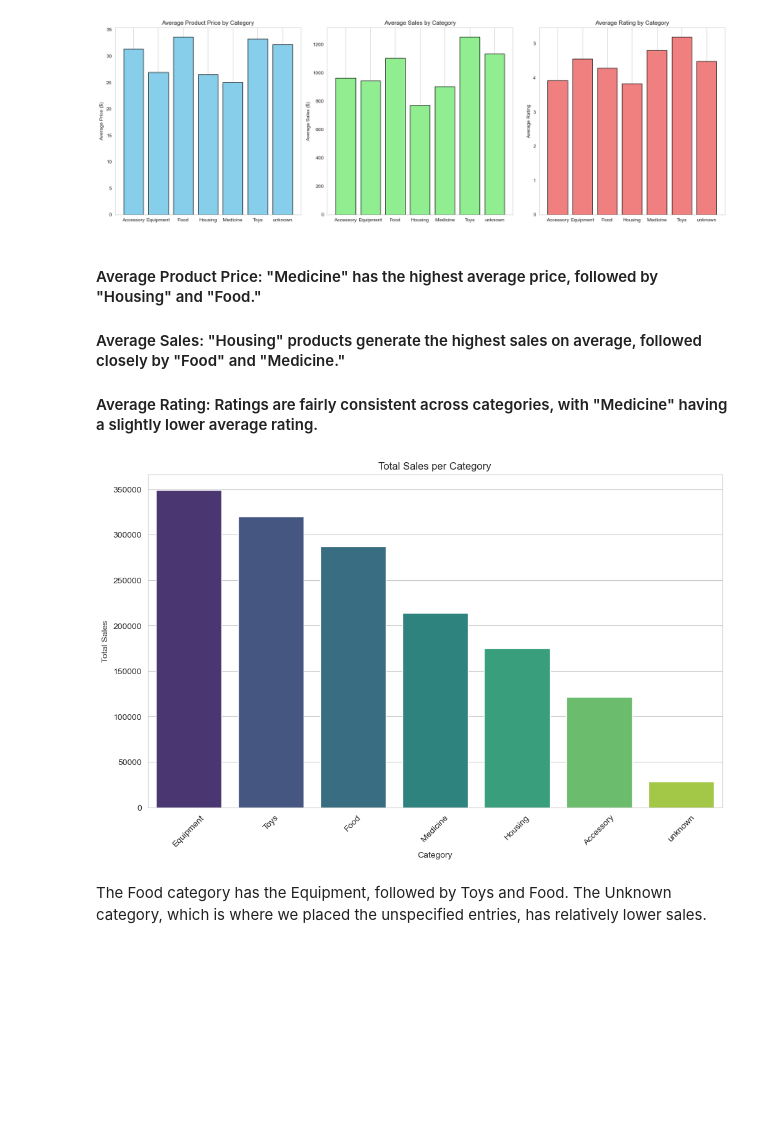
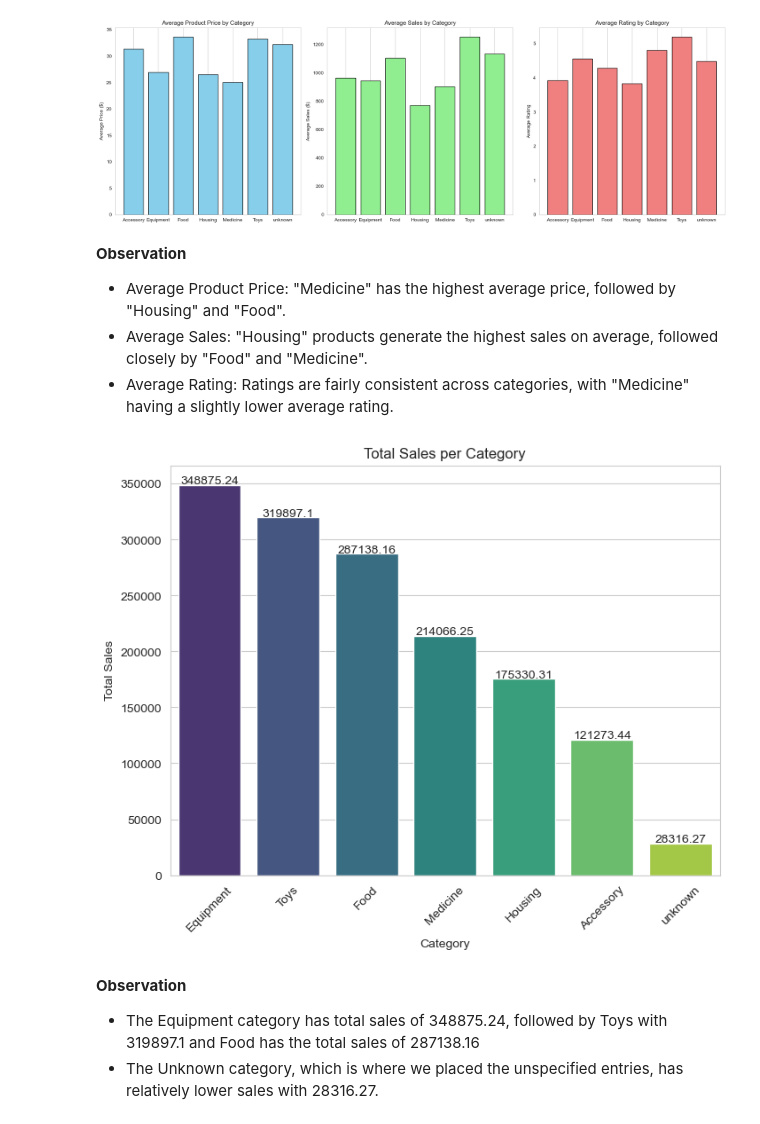
Before and after one commit to LoveRedemption/Pet_supply_analysis, a Jupyter notebook: Pet_Box.ipynb, the cells around one changed output. Cells and saved outputs as stored; diff of their text form; code cells hidden in the pictures; blank space fills up the shorter version.

```diff
--- a/Pet_Box.ipynb
+++ b/Pet_Box.ipynb
@@ -199,8 +143,8 @@ df[df['rating'] == 0].head()
 | 73 | 74 | Food | Bird | large | 28.06 | 1864.01 | 0.0 | 0 |
 # %%
 # Round sales and prices to 2 decimal places
-df['sales'] = df['sales'].apply(lambda x: round(x, 2) if isinstance(x, float) and x.as_integer_ratio()[1] != 1 else x)
-df['price'] = df['price'].apply(lambda x: round(x, 2) if isinstance(x, float) and x.as_integer_ratio()[1] != 1 else x)
+df['sales'] = df['sales'].apply(lambda x: round(x, 2))
+df['price'] = df['price'].apply(lambda x: round(x, 2))
 # %%
 df.info()
 # %% [output]
@@ -360,9 +305,13 @@ Name: animal, dtype: int64
 # Create a bar chart
 plt.bar(animal_counts.index, animal_counts.values, color=['red', 'blue', 'green'])
 
+# Add text labels to the bars
+for i, count in enumerate(animal_counts.values):
+    plt.text(i, count+5, str(count), ha='center')
+
 # Set chart title and axis labels
-plt.title('Count of Products for Each Animal Category')
-plt.xlabel('Animal Category')
+plt.title('Count of Products for Each Animal')
+plt.xlabel('Animal')
 plt.ylabel('Count')
 
 # Display the chart
@@ -416,23 +365,30 @@ plt.show()
 # %% [output]
 [figure]
 # %% [markdown]
-#### Average Product Price: "Medicine" has the highest average price, followed by "Housing" and "Food."
-#### Average Sales: "Housing" products generate the highest sales on average, followed closely by "Food" and "Medicine."
-#### Average Rating: Ratings are fairly consistent across categories, with "Medicine" having a slightly lower average rating.
+**Observation**
+- Average Product Price: "Medicine" has the highest average price, followed by "Housing" and "Food".
+- Average Sales: "Housing" products generate the highest sales on average, followed closely by "Food" and "Medicine".
+- Average Rating: Ratings are fairly consistent across categories, with "Medicine" having a slightly lower average rating.
 # %%
 # Calculate total sales per category
 sales_per_category = df.groupby('category')['sales'].sum().sort_values(ascending=False)
 
 # Plot total sales per category
-plt.figure(figsize=(12, 7))
+plt.figure(figsize=(8, 6))
 sns.barplot(x=sales_per_category.index, y=sales_per_category.values, palette='viridis')
+
+# Add text labels to the bars
+for i, sales in enumerate(sales_per_category.values):
+    plt.text(i, sales+1000, str(sales), ha='center')
+
 plt.title('Total Sales per Category')
 plt.ylabel('Total Sales')
 plt.xlabel('Category')
 plt.xticks(rotation=45)
 plt.show()
 # %% [output]
-[figure, old version]
+[figure, new version]
 # %% [markdown]
-The Food category has the Equipment, followed by Toys and Food.
-The Unknown category, which is where we placed the unspecified entries, has relatively lower sales.
+**Observation**
+- The Equipment category has total sales of 348875.24, followed by Toys with 319897.1 and Food has the total sales of 287138.16
+- The Unknown category, which is where we placed the unspecified entries, has relatively lower sales with 28316.27.
```
Also changed, not shown: parts of 42 cells of this notebook, 1 other file.
